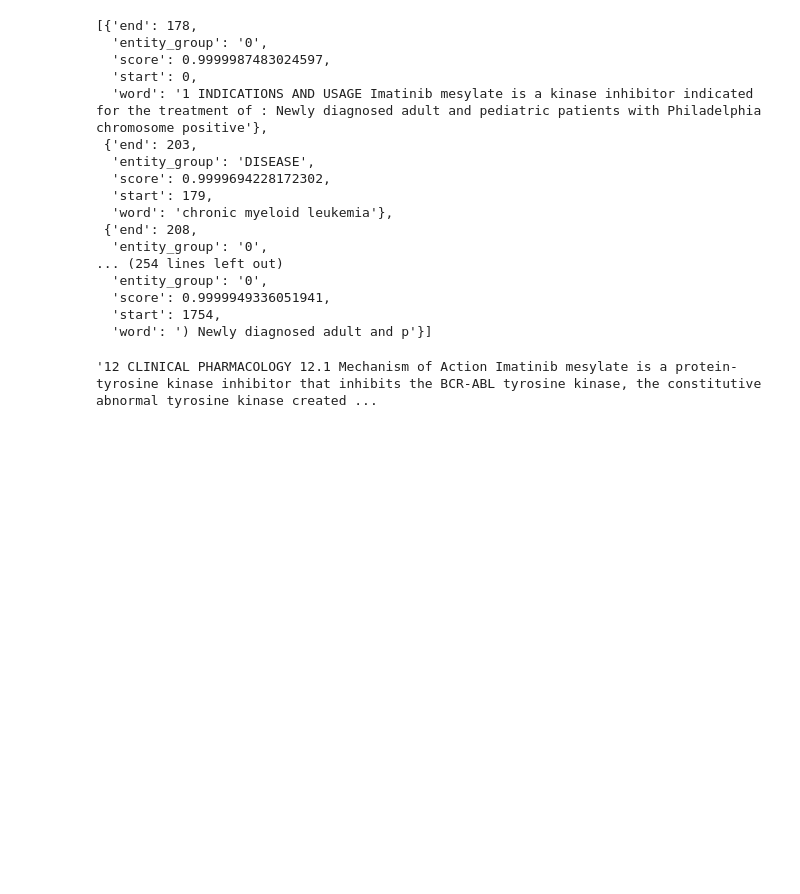
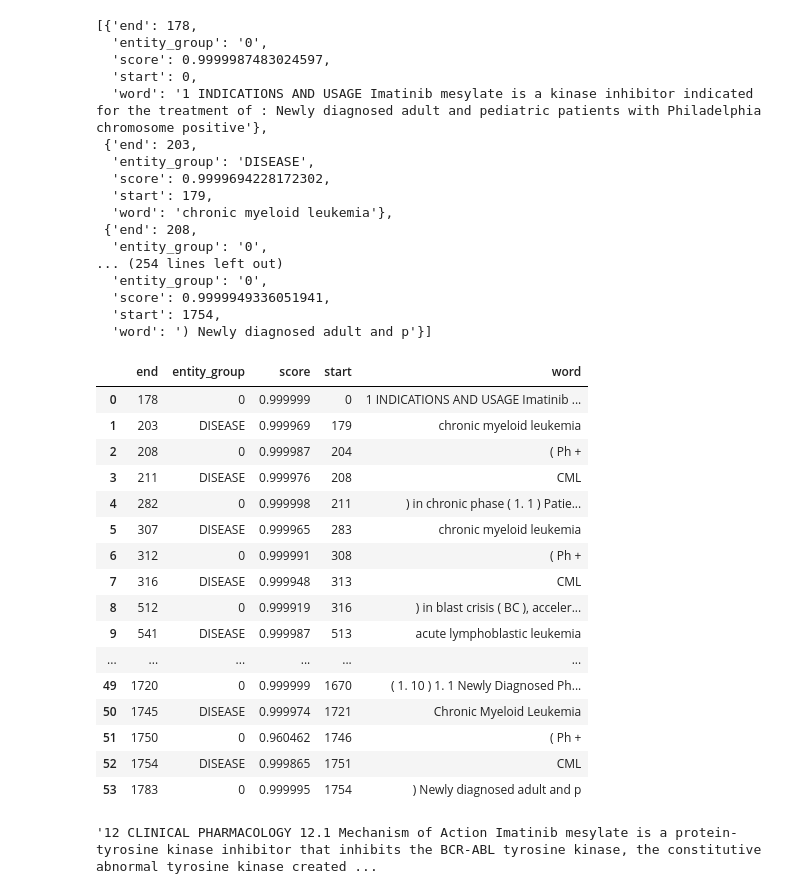
Before and after one commit to GenomicMedLab/fda-nlp, a Jupyter notebook: DGIdb/indication_evidence_items.ipynb, the cells around one changed output. Saved outputs shown, nothing was run; the diff lists cells and outputs as text; code cells hidden in the pictures; blank space fills up the shorter version.

```diff
--- a/DGIdb/indication_evidence_items.ipynb
+++ b/DGIdb/indication_evidence_items.ipynb
@@ -239,6 +239,26 @@ indications['diseases_ner'][0]
   'score': 0.9999949336051941,
   'start': 1754,
   'word': ') Newly diagnosed adult and p'}]
+# %%
+pd.DataFrame.from_records(indications['diseases_ner'][0]).sort_values(by='start')
+# %% [output]
+|  | end | entity_group | score | start | word |
+| 0 | 178 | 0 | 0.999999 | 0 | 1 INDICATIONS AND USAGE Imatinib ... |
+| 1 | 203 | DISEASE | 0.999969 | 179 | chronic myeloid leukemia |
+| 2 | 208 | 0 | 0.999987 | 204 | ( Ph + |
+| 3 | 211 | DISEASE | 0.999976 | 208 | CML |
+| 4 | 282 | 0 | 0.999998 | 211 | ) in chronic phase ( 1. 1 ) Patie... |
+| 5 | 307 | DISEASE | 0.999965 | 283 | chronic myeloid leukemia |
+| 6 | 312 | 0 | 0.999991 | 308 | ( Ph + |
+| 7 | 316 | DISEASE | 0.999948 | 313 | CML |
+| 8 | 512 | 0 | 0.999919 | 316 | ) in blast crisis ( BC ), acceler... |
+| 9 | 541 | DISEASE | 0.999987 | 513 | acute lymphoblastic leukemia |
+| ... | ... | ... | ... | ... | ... |
+| 49 | 1720 | 0 | 0.999999 | 1670 | ( 1. 10 ) 1. 1 Newly Diagnosed Ph... |
+| 50 | 1745 | DISEASE | 0.999974 | 1721 | Chronic Myeloid Leukemia |
+| 51 | 1750 | 0 | 0.960462 | 1746 | ( Ph + |
+| 52 | 1754 | DISEASE | 0.999865 | 1751 | CML |
+| 53 | 1783 | 0 | 0.999995 | 1754 | ) Newly diagnosed adult and p |
 # %%
 # Finding #3: Not sure the best information to pull from this section, nor how. Complex mix of information that might be best pulled using some kind of question answering?
 clinical_pharmacology['clinical_pharmacology'][3]
```
Also changed, not shown: parts of 3 cells of this notebook.
